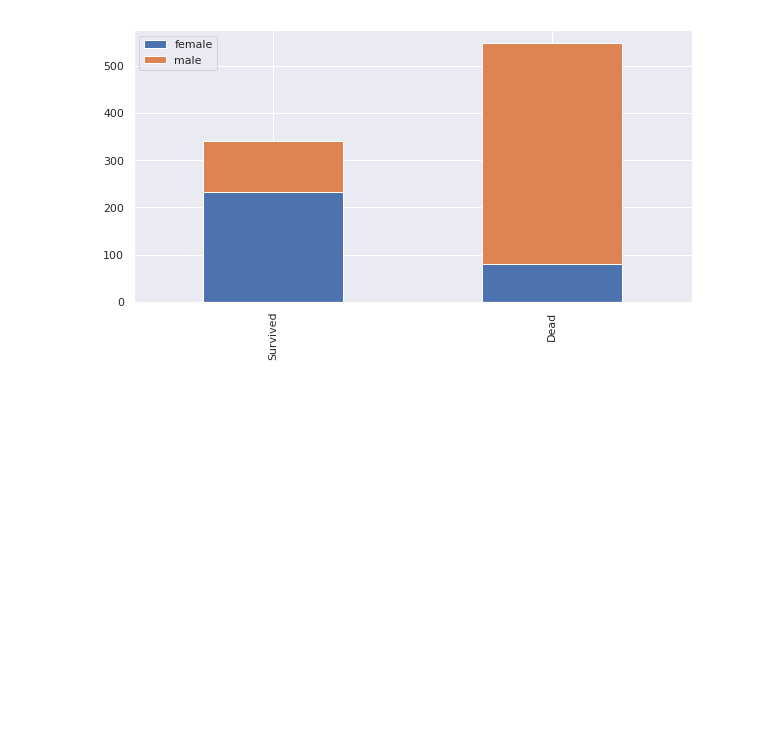
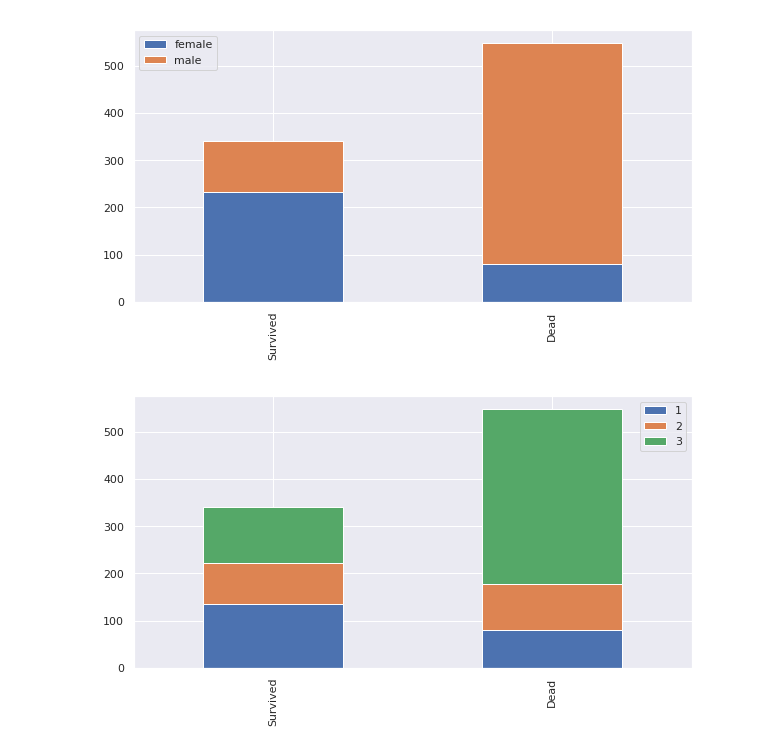
Before and after one commit to naiieandrade/titanic, a Jupyter notebook: titanic-solution.ipynb, the cells around one changed output. Saved outputs shown, nothing was run; the diff lists cells and outputs as text; code cells hidden in the pictures; blank space fills up the shorter version.

```diff
--- a/titanic-solution.ipynb
+++ b/titanic-solution.ipynb
@@ -141,3 +195,7 @@ def bar_chart(feature):
 bar_chart('Sex')
 # %% [output]
 [figure]
+# %%
+bar_chart('Pclass')
+# %% [output]
+[figure, added]
```
Also changed, not shown: parts of 19 cells of this notebook.
